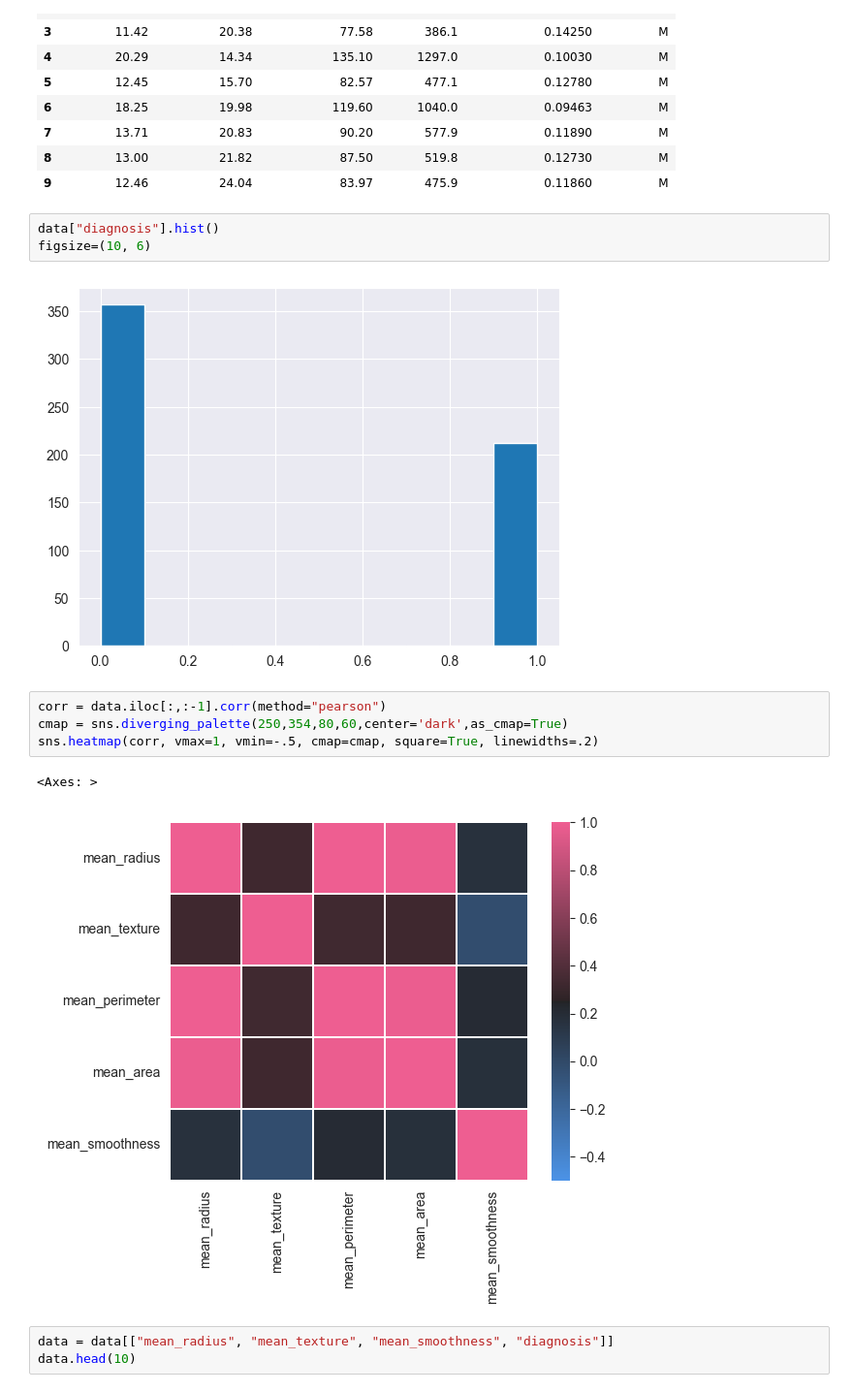
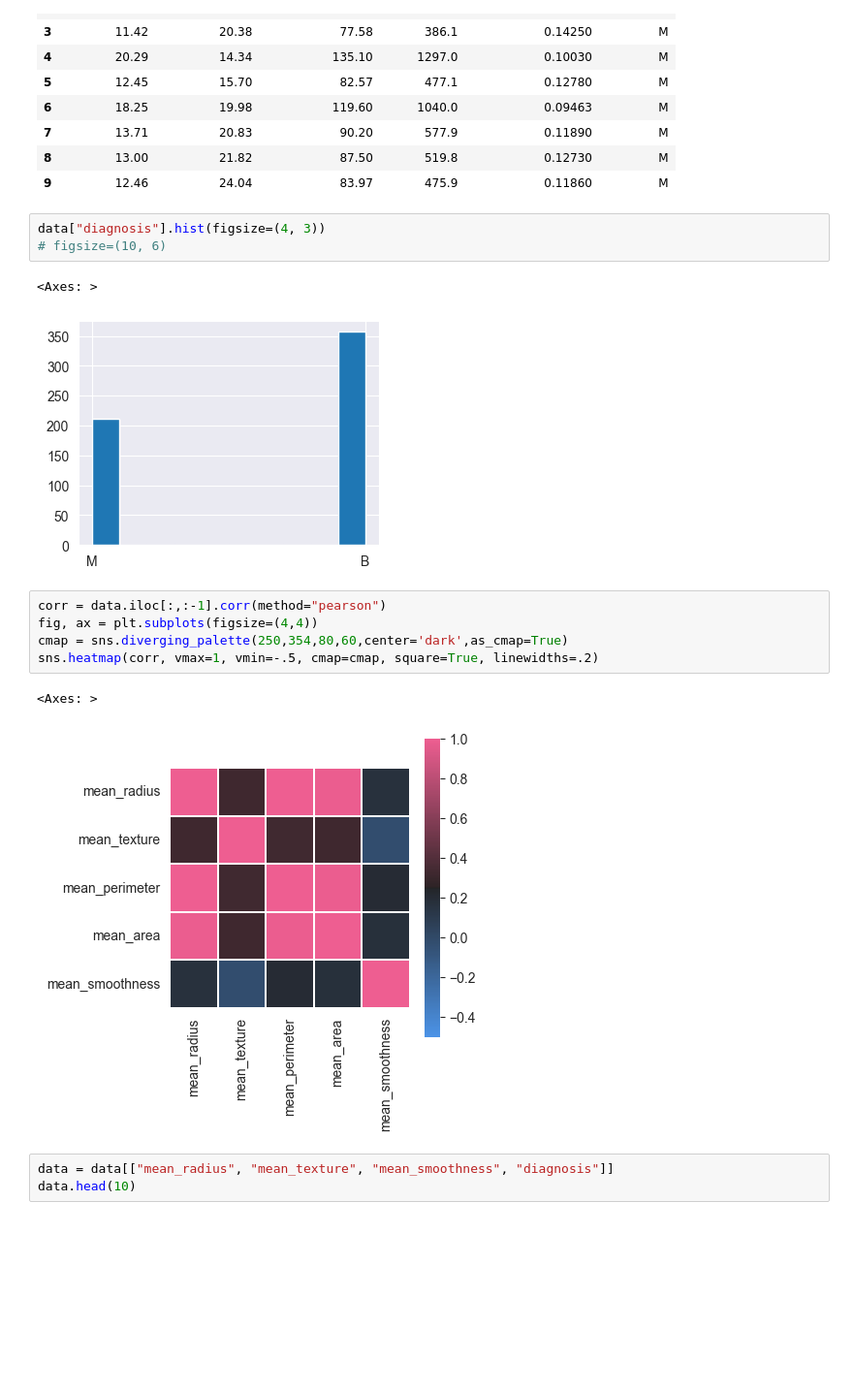
Before and after one commit to Sarita-021/ML-5th-Sem-Practicals, a Jupyter notebook: NaiveBayes2.ipynb, the cells around one changed output. Shown at 97% size. Cells and saved outputs as stored; diff of their text form; blank space fills up the shorter version.

```diff
--- a/NaiveBayes2.ipynb
+++ b/NaiveBayes2.ipynb
@@ -20,17 +20,19 @@ data.head(10)
 | 8 | 13.00 | 21.82 | 87.50 | 519.8 | 0.12730 | M |
 | 9 | 12.46 | 24.04 | 83.97 | 475.9 | 0.11860 | M |
 # %%
-data["diagnosis"].hist()
-figsize=(10, 6)
+data["diagnosis"].hist(figsize=(4, 3))
+# figsize=(10, 6)
 # %% [output]
+<Axes: >
-[figure, old version]
+[figure, new version]
 # %%
 corr = data.iloc[:,:-1].corr(method="pearson")
+fig, ax = plt.subplots(figsize=(4,4))
 cmap = sns.diverging_palette(250,354,80,60,center='dark',as_cmap=True)
 sns.heatmap(corr, vmax=1, vmin=-.5, cmap=cmap, square=True, linewidths=.2)
 # %% [output]
 <Axes: >
-[figure, old version]
+[figure, new version]
 # %%
 data = data[["mean_radius", "mean_texture", "mean_smoothness", "diagnosis"]]
 data.head(10)
```
Also changed, not shown: parts of 1 cell of this notebook, 5 other files.
